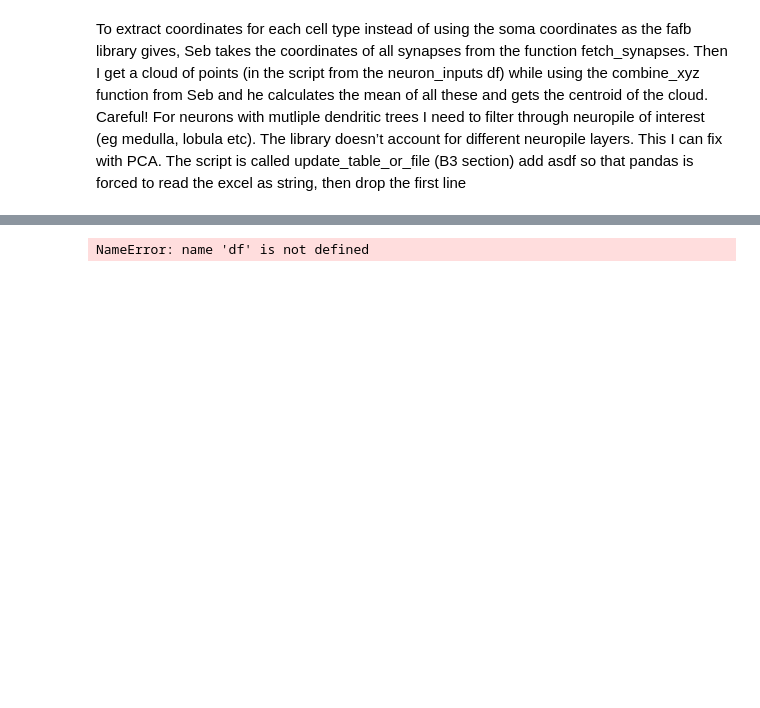
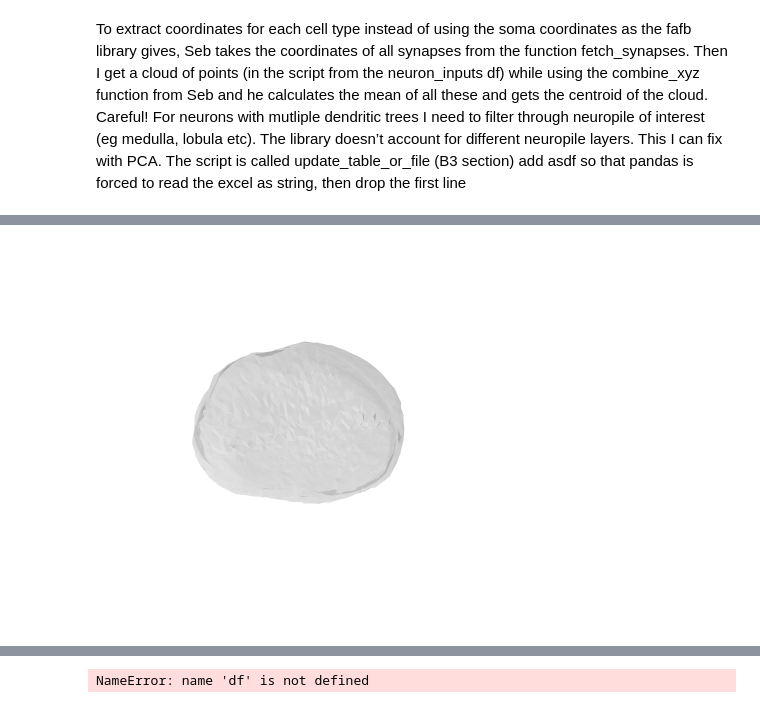
Before and after one commit to mariaioan/T4-connectome-analysis, a Jupyter notebook: proofreading-tables/coordinates_skeletons.ipynb, the cells around one changed output, grey strips where cells are left out. Cells and saved outputs as stored; diff of their text form; code cells hidden in the pictures; blank space fills up the shorter version.

Commit message:
new plots

```diff
--- a/proofreading-tables/coordinates_skeletons.ipynb
+++ b/proofreading-tables/coordinates_skeletons.ipynb
@@ -55,0 +360,15 @@ invalid value encountered in cast
+# %%
+########### Here is how to plot the right optic lobe
+
+
+mesh_azim_R = 16# -18 for ME_R, 16 for ME_L
+mesh_elev_R = -50 # -148 for ME_R, -50 for ME_L    ######### where do these numbers come from?
+fig = plt.figure()
+ax  = fig.add_subplot(projection='3d')
+mesh_OL_R = 'ME_L' # This is correct for fafbseq version 1.14.0 and before
+OL_R = flywire.get_neuropil_volumes([mesh_OL_R]) #['ME_R','LO_R','LOP_R']
+navis.plot2d([OL_R], method='3d_complex', ax=ax,view=(12,2),scalebar = '10 um')
+ax.azim= mesh_azim_R
+ax.elev= mesh_elev_R
+# %% [output]
+[figure, added]
```
Also changed, not shown: parts of 27 cells of this notebook, 17 other files.
